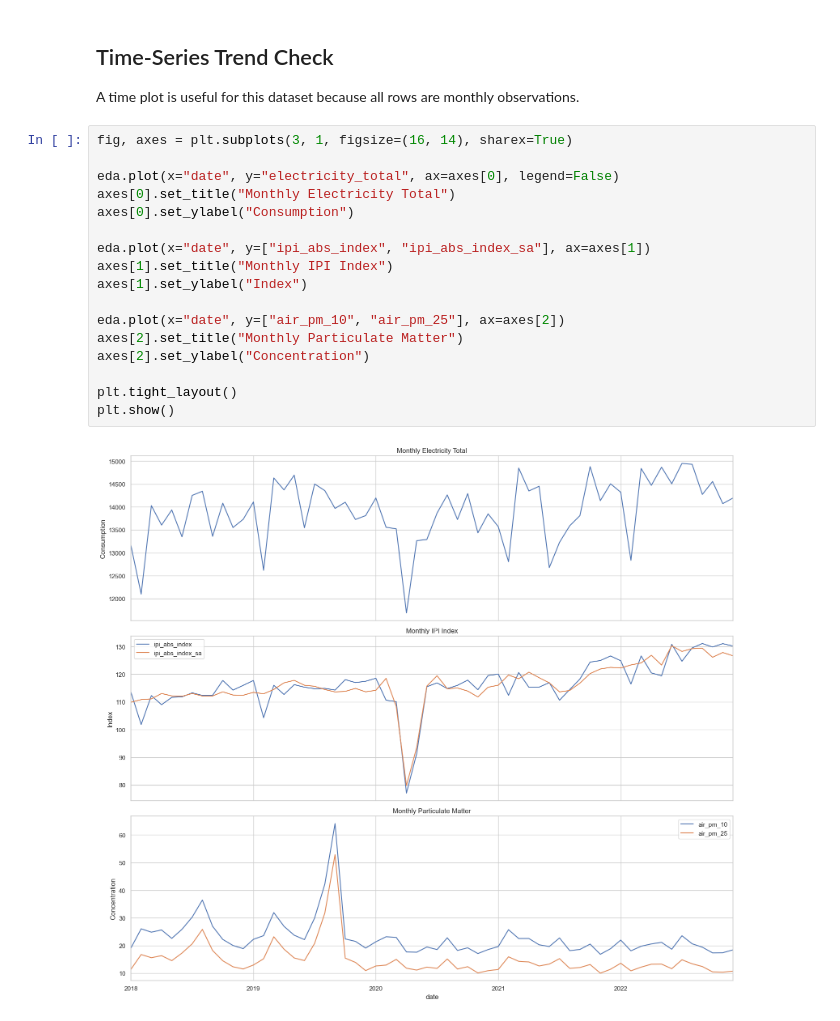
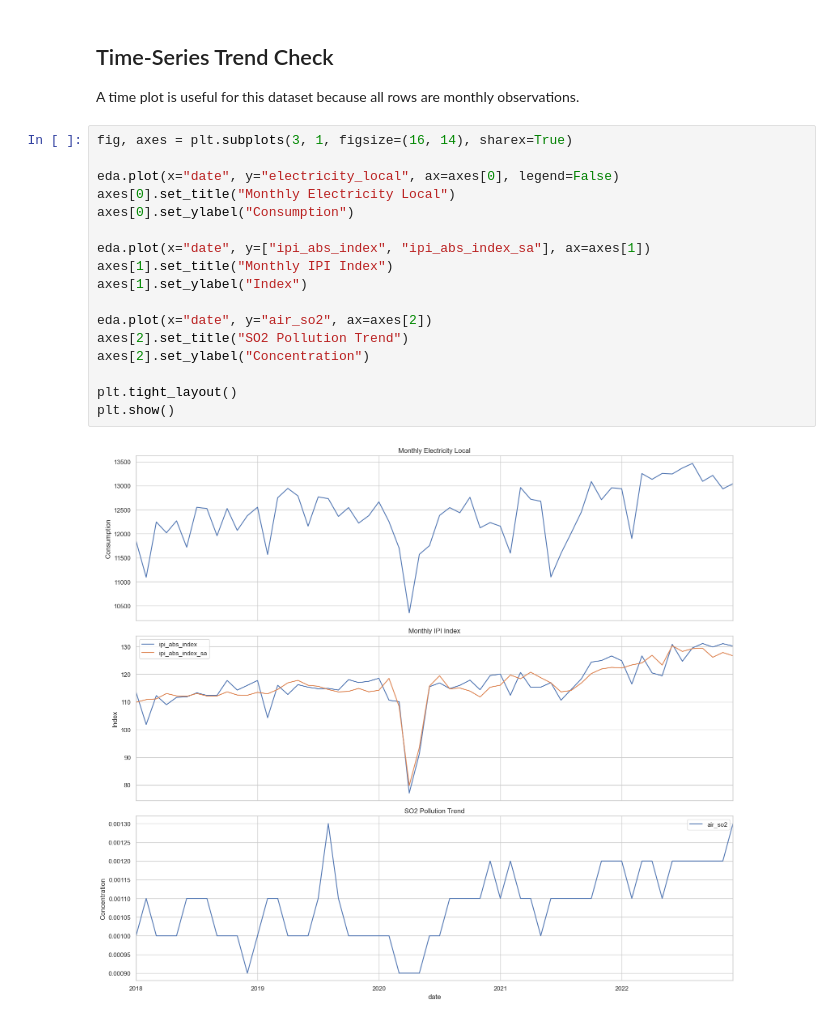
Before and after one commit to thelazycat-0728/COS40007-Design-Project, a Jupyter notebook: COS40007DataCleaning/DataCleaning.ipynb, the cells around one changed output. Drawn from its saved outputs; the diff is of its cells as text.

```diff
--- a/COS40007DataCleaning/DataCleaning.ipynb
+++ b/COS40007DataCleaning/DataCleaning.ipynb
@@ -540,19 +539,19 @@ A time plot is useful for this dataset because all rows are monthly observations
 # %%
 fig, axes = plt.subplots(3, 1, figsize=(16, 14), sharex=True)
 
-eda.plot(x="date", y="electricity_total", ax=axes[0], legend=False)
-axes[0].set_title("Monthly Electricity Total")
+eda.plot(x="date", y="electricity_local", ax=axes[0], legend=False)
+axes[0].set_title("Monthly Electricity Local")
 axes[0].set_ylabel("Consumption")
 
 eda.plot(x="date", y=["ipi_abs_index", "ipi_abs_index_sa"], ax=axes[1])
 axes[1].set_title("Monthly IPI Index")
 axes[1].set_ylabel("Index")
 
-eda.plot(x="date", y=["air_pm_10", "air_pm_25"], ax=axes[2])
-axes[2].set_title("Monthly Particulate Matter")
+eda.plot(x="date", y="air_so2", ax=axes[2])
+axes[2].set_title("SO2 Pollution Trend")
 axes[2].set_ylabel("Concentration")
 
 plt.tight_layout()
 plt.show()
 # %% [output]
-[figure, old version]
+[figure, new version]
```
Also changed, not shown: parts of 4 cells of this notebook, 5 other files.
